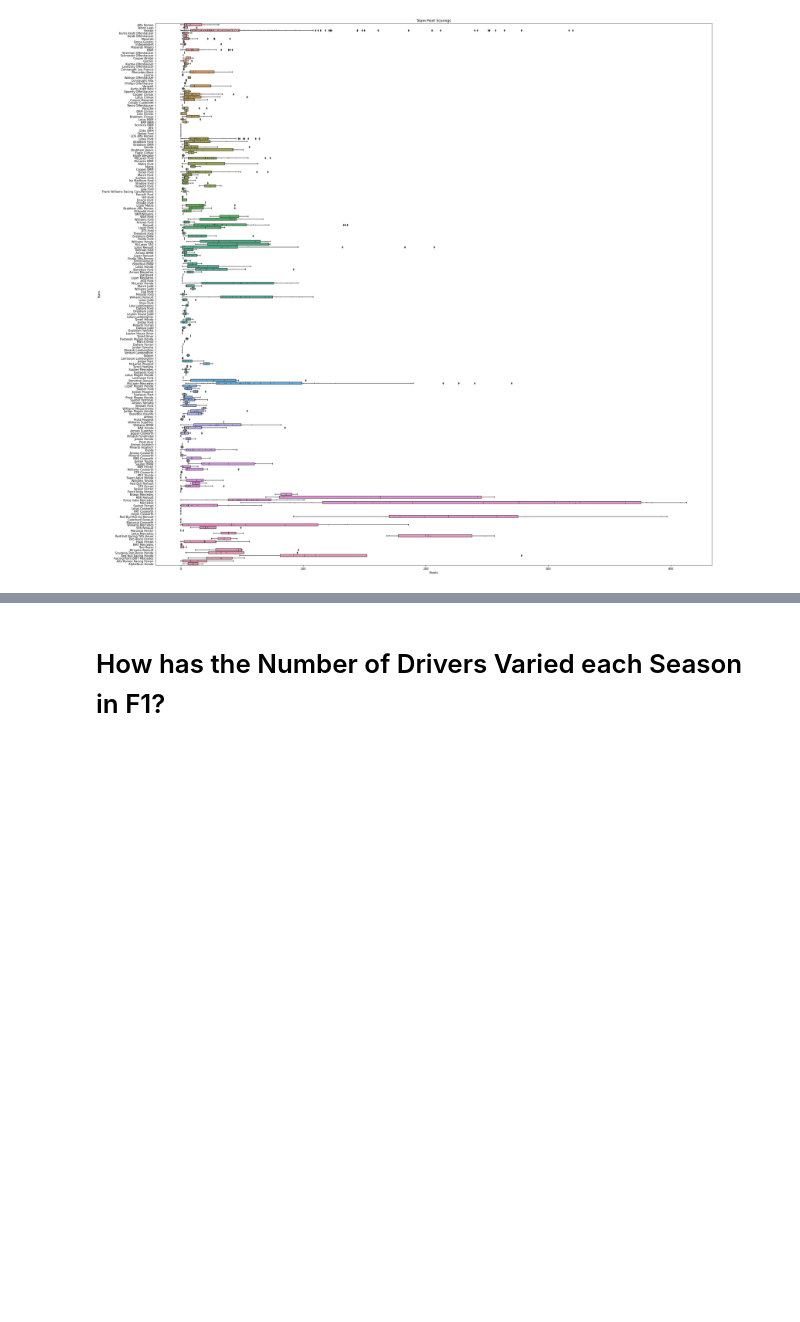
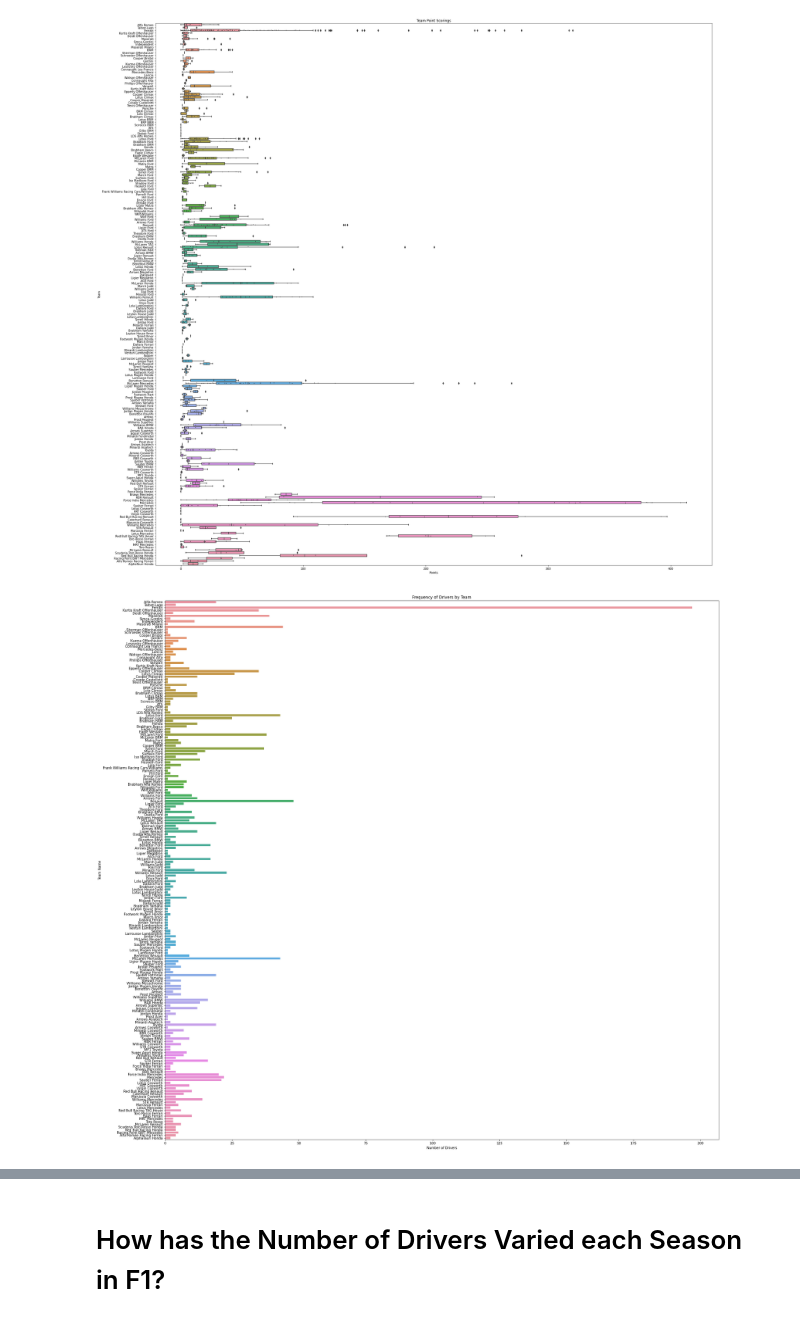
Before and after one commit to data301-2021-winter1/project-group12, a Jupyter notebook: notebooks/analysis.ipynb, the cells around one changed output, grey strips where cells are left out. Drawn from its saved outputs; the diff is of its cells as text; code cells hidden in the pictures; blank space fills up the shorter version.

```diff
--- a/notebooks/analysis.ipynb
+++ b/notebooks/analysis.ipynb
@@ -92,6 +92,12 @@ b.set(title="Team Point Scorings")
 b.figure.set_size_inches(35, 35)
 # %% [output]
 [figure]
+# %%
+h = sns.countplot(y="Team", data=dfEvan)
+h.set(ylabel="Team Name", xlabel="Number of Drivers", title="Frequency of Drivers by Team")
+h.figure.set_size_inches(30,30)
+# %% [output]
+[figure, added]
 # %% [markdown]
 Overall, Ferrari has scored the most cumulative points in history, scoring a total of 9096 points. This is largely due to their long time existance in F1, over the 70 years of data, they have had nearly 200 drivers.
 
```
Also changed, not shown: parts of 1 cell of this notebook, 1 other file.
